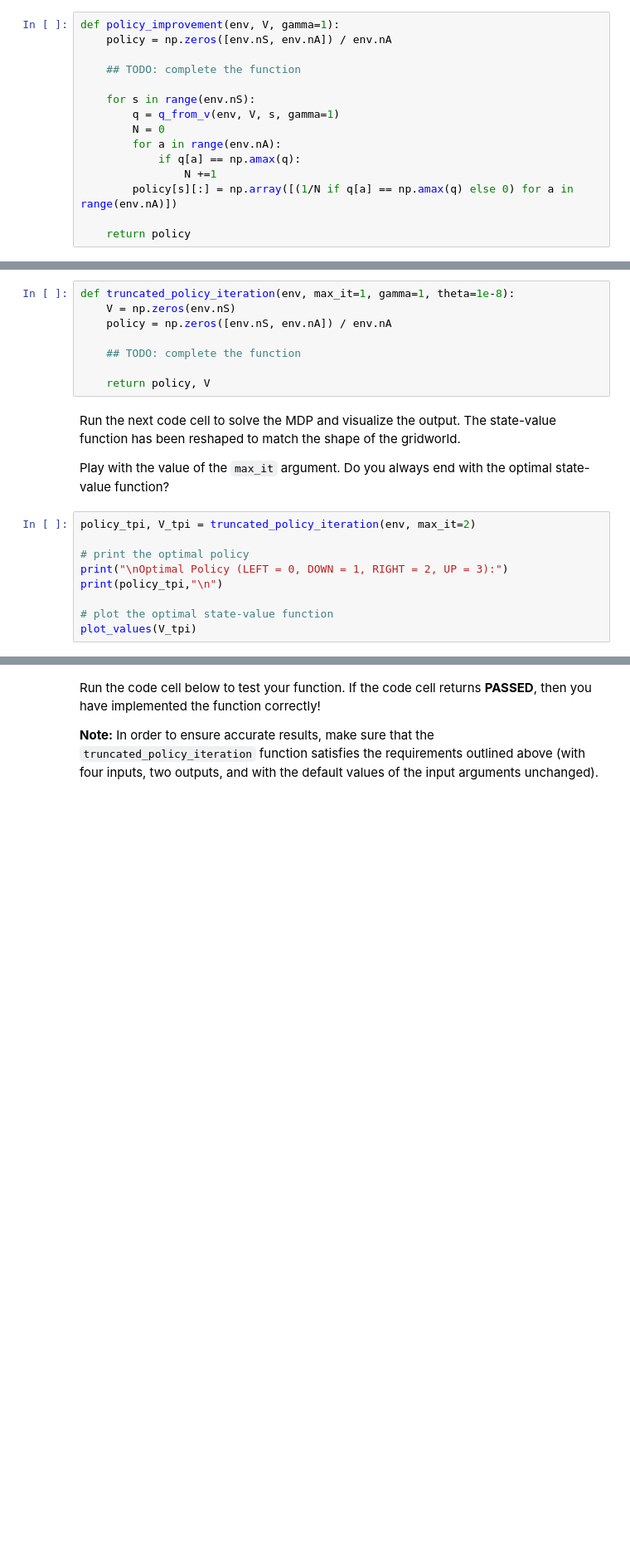
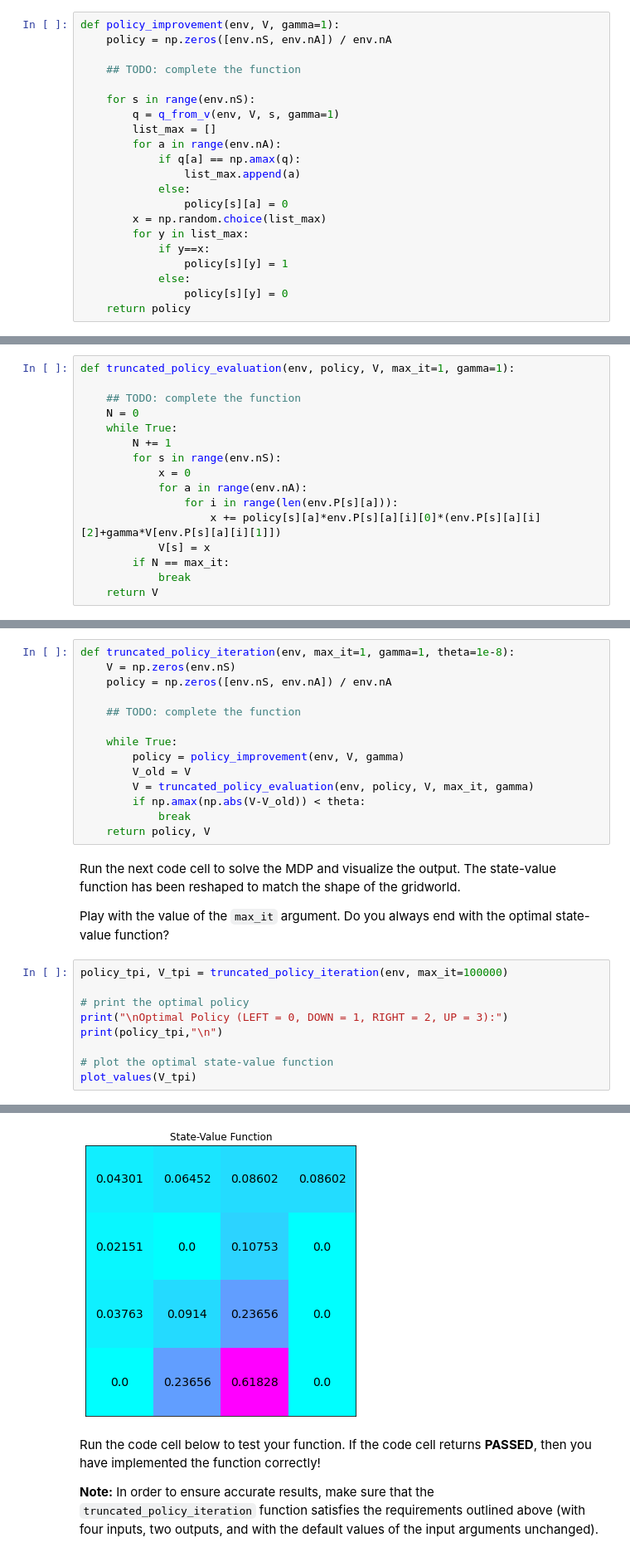
Before and after one commit to c-schrade/Udacity-Frozen-Lake-Miniproject, a Jupyter notebook: Dynamic_Programming.ipynb, the cells around one changed output, grey strips where cells are left out. Shown at 83% size. Drawn from its saved outputs; the diff is of its cells as text; blank space fills up the shorter version.

```diff
--- a/Dynamic_Programming.ipynb
+++ b/Dynamic_Programming.ipynb
@@ -228,12 +225,18 @@ def policy_improvement(env, V, gamma=1):
 
     for s in range(env.nS):
         q = q_from_v(env, V, s, gamma=1)
-        N = 0
+        list_max = []
         for a in range(env.nA):
             if q[a] == np.amax(q):
-                N +=1
-        policy[s][:] = np.array([(1/N if q[a] == np.amax(q) else 0) for a in range(env.nA)])
-
+                list_max.append(a)
+            else:
+                policy[s][a] = 0
+        x = np.random.choice(list_max)
+        for y in list_max:
+            if y==x:
+                policy[s][y] = 1
+            else:
+                policy[s][y] = 0
     return policy
 # %% [markdown]
 Run the code cell below to test your function.  If the code cell returns **PASSED**, then you have implemented the function correctly!
@@ -311,3 +340,19 @@ def truncated_policy_evaluation(env, policy, V, max_it=1, gamma=1):
+# %%
+def truncated_policy_evaluation(env, policy, V, max_it=1, gamma=1):
+
+    ## TODO: complete the function
+    N = 0
+    while True:
+        N += 1
+        for s in range(env.nS):
+            x = 0
+            for a in range(env.nA):
+                for i in range(len(env.P[s][a])):
+                    x += policy[s][a]*env.P[s][a][i][0]*(env.P[s][a][i][2]+gamma*V[env.P[s][a][i][1]])
+            V[s] = x
+        if N == max_it:
+            break
+    return V
 # %% [markdown]
 Next, you will implement truncated policy iteration.  Your algorithm should accept five arguments as **input**:
 - `env`: This is an instance of an OpenAI Gym environment, where `env.P` returns the one-step dynamics.
@@ -327,13 +372,19 @@ def truncated_policy_iteration(env, max_it=1, gamma=1, theta=1e-8):
 
     ## TODO: complete the function
 
+    while True:
+        policy = policy_improvement(env, V, gamma)
+        V_old = V
+        V = truncated_policy_evaluation(env, policy, V, max_it, gamma)
+        if np.amax(np.abs(V-V_old)) < theta:
+            break
     return policy, V
 # %% [markdown]
 Run the next code cell to solve the MDP and visualize the output.  The state-value function has been reshaped to match the shape of the gridworld.
 
 Play with the value of the `max_it` argument.  Do you always end with the optimal state-value function?
 # %%
-policy_tpi, V_tpi = truncated_policy_iteration(env, max_it=2)
+policy_tpi, V_tpi = truncated_policy_iteration(env, max_it=100000)
 
 # print the optimal policy
 print("\nOptimal Policy (LEFT = 0, DOWN = 1, RIGHT = 2, UP = 3):")
@@ -341,3 +392,4 @@ print(policy_tpi,"\n")
 
 # plot the optimal state-value function
 plot_values(V_tpi)
+# %% [output]
@@ -344,3 +413,4 @@ plot_values(V_tpi)
+[figure, added]
 # %% [markdown]
 Run the code cell below to test your function.  If the code cell returns **PASSED**, then you have implemented the function correctly!
 
```
Also changed, not shown: parts of 9 cells of this notebook.
